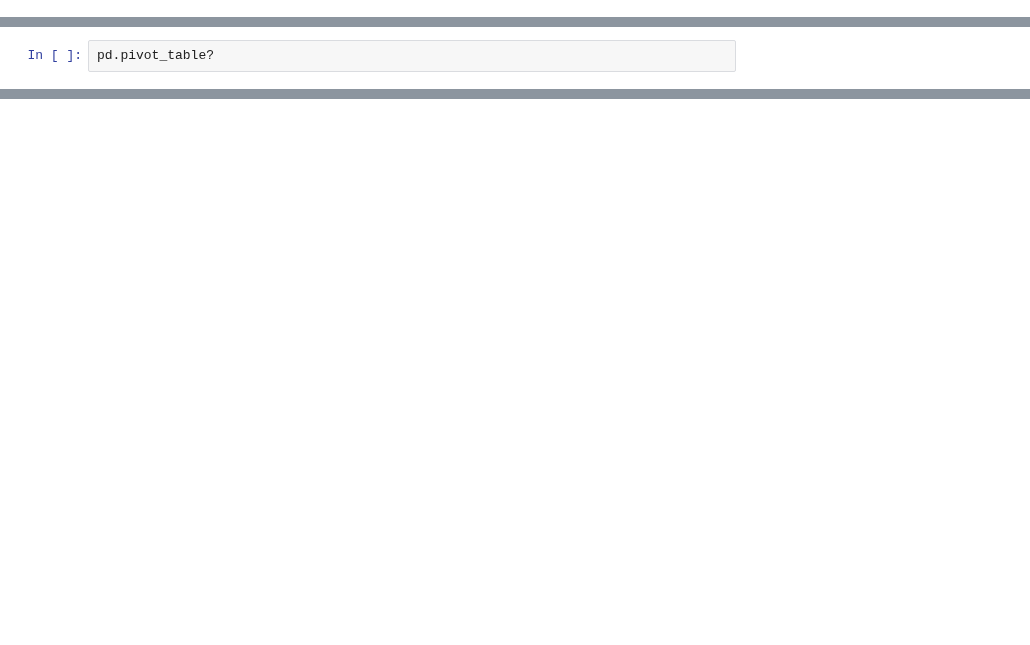
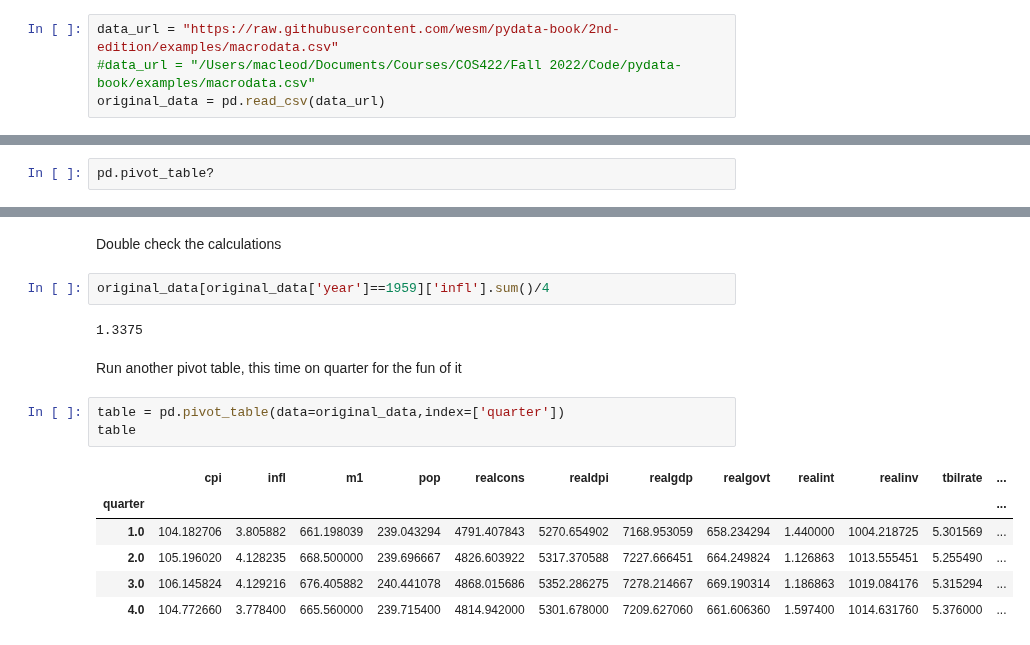
Before and after one commit to usm-cos422-522/courseMaterials, a Jupyter notebook: Lectures/Chapter8-Lecture.ipynb, the cells around one changed output, grey strips where cells are left out. Cells and saved outputs as stored; diff of their text form; blank space fills up the shorter version.

```diff
--- a/Lectures/Chapter8-Lecture.ipynb
+++ b/Lectures/Chapter8-Lecture.ipynb
@@ -172,0 +63,4 @@ melted
+# %%
+data_url = "https://raw.githubusercontent.com/wesm/pydata-book/2nd-edition/examples/macrodata.csv"
+#data_url = "/Users/macleod/Documents/Courses/COS422/Fall 2022/Code/pydata-book/examples/macrodata.csv"
+original_data = pd.read_csv(data_url)
@@ -564,0 +441,18 @@ MultiIndex([('1959-03-31 23:59:59.999999999', 'realgdp',  'value'),
+# %% [markdown]
+Double check the calculations
+# %%
+original_data[original_data['year']==1959]['infl'].sum()/4
+# %% [output]
+1.3375
+# %% [markdown]
+Run another pivot table, this time on quarter for the fun of it
+# %%
+table = pd.pivot_table(data=original_data,index=['quarter'])
+table
+# %% [output]
+|  | cpi | infl | m1 | pop | realcons | realdpi | realgdp | realgovt | realint | realinv | tbilrate | ... |
+| quarter |  |  |  |  |  |  |  |  |  |  |  | ... |
+| 1.0 | 104.182706 | 3.805882 | 661.198039 | 239.043294 | 4791.407843 | 5270.654902 | 7168.953059 | 658.234294 | 1.440000 | 1004.218725 | 5.301569 | ... |
+| 2.0 | 105.196020 | 4.128235 | 668.500000 | 239.696667 | 4826.603922 | 5317.370588 | 7227.666451 | 664.249824 | 1.126863 | 1013.555451 | 5.255490 | ... |
+| 3.0 | 106.145824 | 4.129216 | 676.405882 | 240.441078 | 4868.015686 | 5352.286275 | 7278.214667 | 669.190314 | 1.186863 | 1019.084176 | 5.315294 | ... |
+| 4.0 | 104.772660 | 3.778400 | 665.560000 | 239.715400 | 4814.942000 | 5301.678000 | 7209.627060 | 661.606360 | 1.597400 | 1014.631760 | 5.376000 | ... |
```
Also changed, not shown: parts of 74 cells of this notebook, 2 other files.
